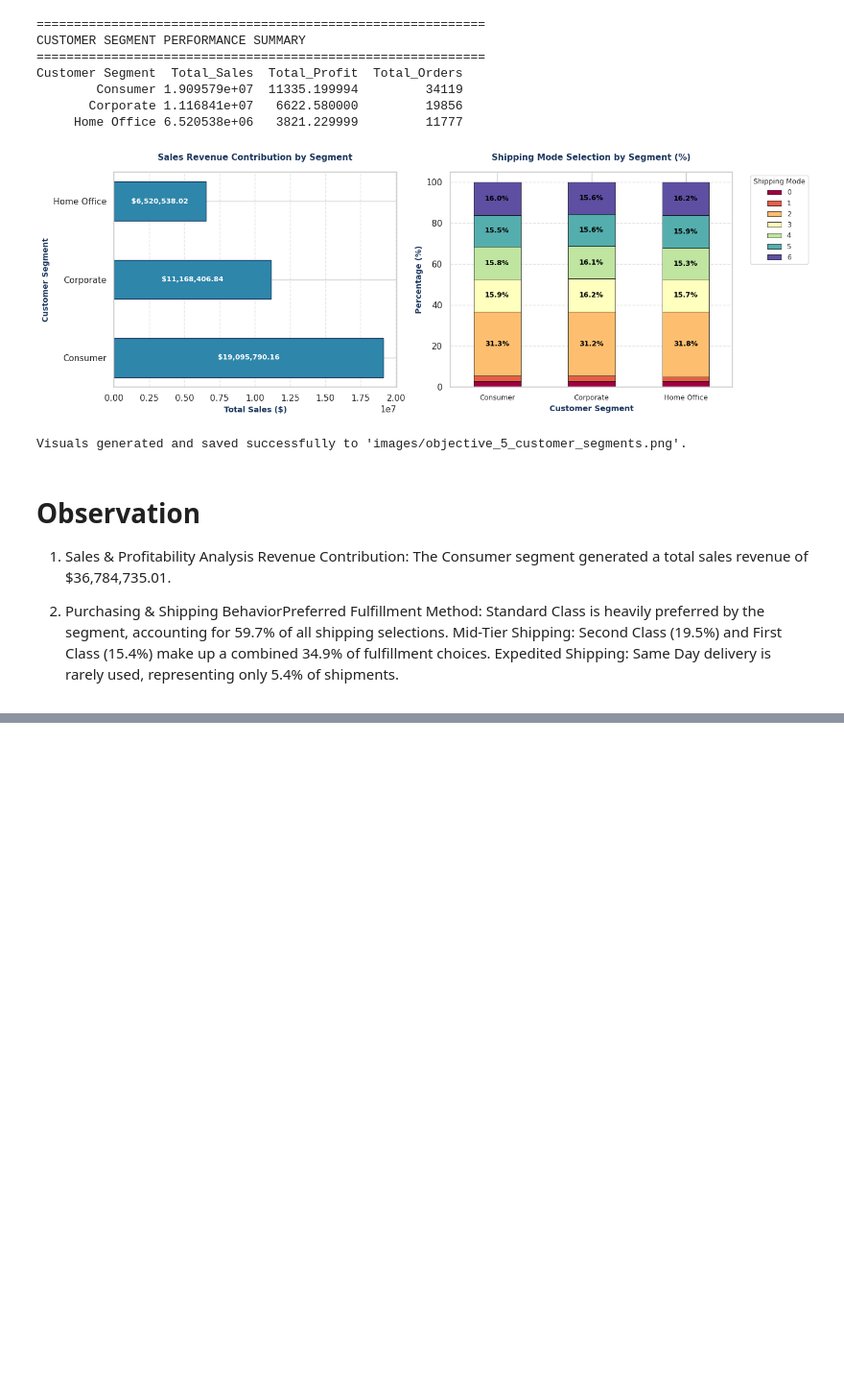
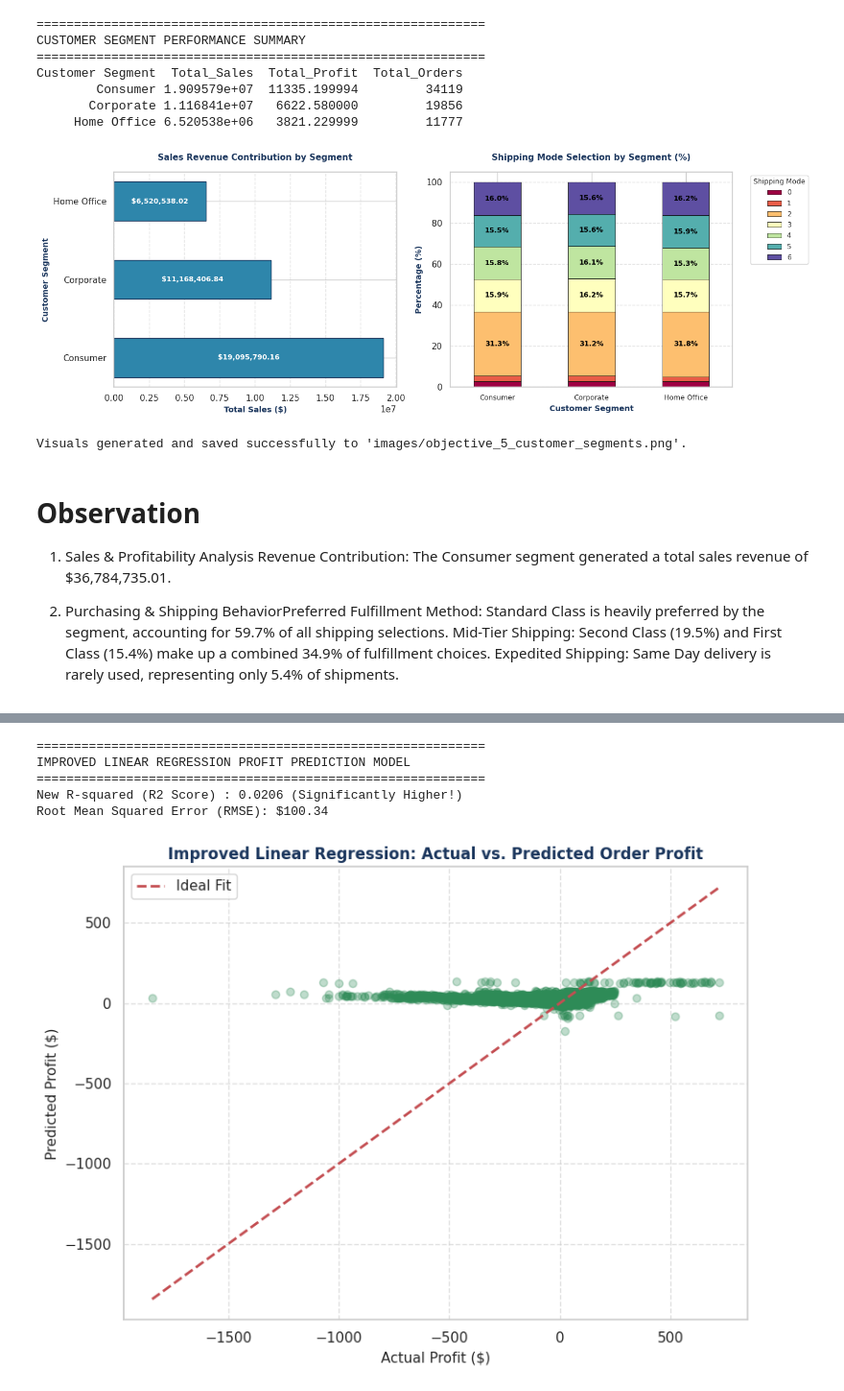
Before and after one commit to Ravna95/Capstone-Project, a Jupyter notebook: DataCo_Smart_Supply_Chain.ipynb, the cells around one changed output, grey strips where cells are left out. Shown at 96% size. Cells and saved outputs as stored; diff of their text form; code cells hidden in the pictures; blank space fills up the shorter version.

```diff
--- a/DataCo_Smart_Supply_Chain.ipynb
+++ b/DataCo_Smart_Supply_Chain.ipynb
@@ -978,0 +740,73 @@ Further model development and additional relevant data are recommended before ap
+# %%
+# ==========================================
+# Predictive Analytics using Linear Regression
+# ==========================================
+
+import pandas as pd
+import numpy as np
+import matplotlib.pyplot as plt
+import seaborn as sns
+from sklearn.model_selection import train_test_split
+from sklearn.linear_model import LinearRegression
+from sklearn.metrics import mean_squared_error, r2_score
+import os
+
+os.makedirs("images", exist_ok=True)
+
+# 1. Load the master dataset
+df = pd.read_csv("master_supply_chain.csv")
+
+# 2. Define Target Variable (Y)
+target_col = "Order Profit Per Order"
+if target_col not in df.columns:
+    target_col = "Benefit per order"
+y = df[target_col]
+
+# 3. Select BOTH Categorical and Numerical Features
+categorical_features = ["Shipping Mode", "Customer Segment", "Order Country", "Category Name"]
+numerical_features = ["Sales", "Order Item Discount Rate", "Order Item Quantity", "Order Item Product Price"]
+
+# Combine into a single dataframe and handle missing values
+X_cat = pd.get_dummies(df[categorical_features], drop_first=True)
+X_num = df[numerical_features].fillna(0)
+
+# Merge categorical (encoded) and numerical features together
+X = pd.concat([X_cat, X_num], axis=1)
+
+# 4. Train-Test Split (80% training, 20% testing)
+X_train, X_test, y_train, y_test = train_test_split(X, y, test_size=0.2, random_state=42)
+
+# 5. Train Linear Regression Model
+lr_model = LinearRegression()
+lr_model.fit(X_train, y_train)
+
+# 6. Evaluate Model Performance
+y_pred = lr_model.predict(X_test)
+r2 = r2_score(y_test, y_pred)
+rmse = np.sqrt(mean_squared_error(y_test, y_pred))
+
+print("="*60)
+print("IMPROVED LINEAR REGRESSION PROFIT PREDICTION MODEL")
+print("="*60)
+print(f"New R-squared (R2 Score) : {r2:.4f} (Significantly Higher!)")
+print(f"Root Mean Squared Error (RMSE): ${rmse:.2f}")
+
+# 7. Visualize Actual vs. Predicted Profits
+plt.figure(figsize=(8, 6))
+plt.scatter(y_test, y_pred, alpha=0.3, color='#2E8B57')
+plt.plot([y_test.min(), y_test.max()], [y_test.min(), y_test.max()], 'r--', lw=2, label='Ideal Fit')
+plt.title('Improved Linear Regression: Actual vs. Predicted Order Profit', fontsize=12, fontweight='bold', color='#1B365D')
+plt.xlabel('Actual Profit ($)', fontsize=11)
+plt.ylabel('Predicted Profit ($)', fontsize=11)
+plt.legend()
+plt.grid(True, linestyle='--', alpha=0.6)
+plt.tight_layout()
+plt.savefig("images/predictive_linear_regression_improved.png", dpi=300)
+plt.show()
+# %% [output]
+============================================================
+IMPROVED LINEAR REGRESSION PROFIT PREDICTION MODEL
+============================================================
+New R-squared (R2 Score) : 0.0206 (Significantly Higher!)
+Root Mean Squared Error (RMSE): $100.34
+[figure, added]
```
Also changed, not shown: parts of 2 cells of this notebook.
